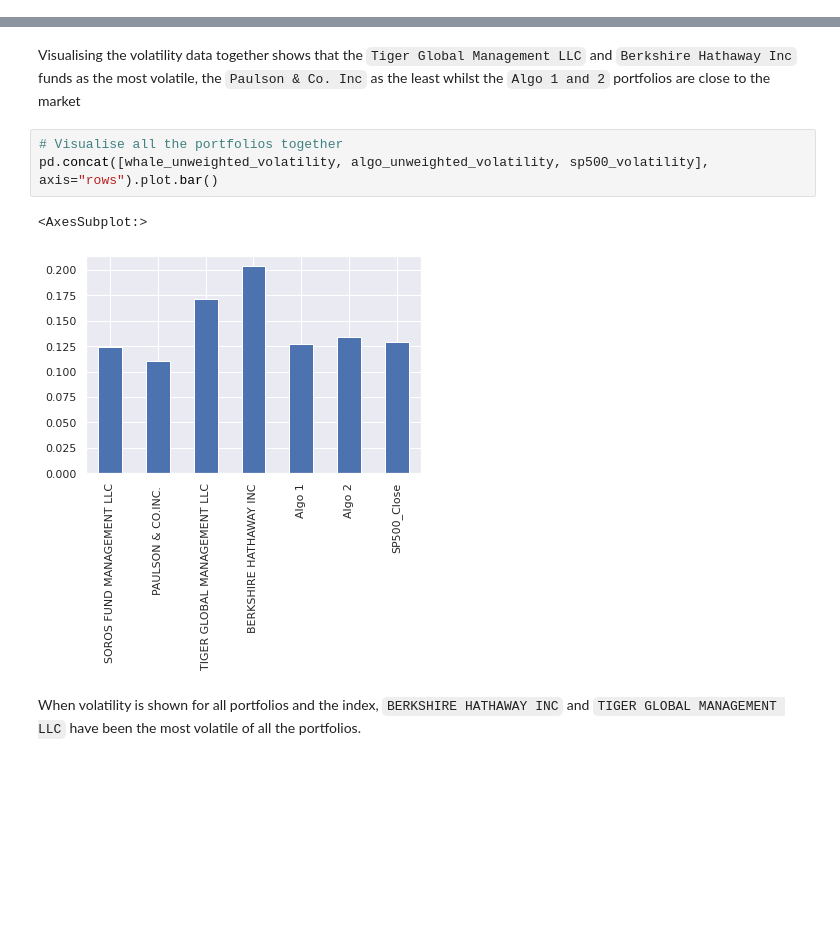
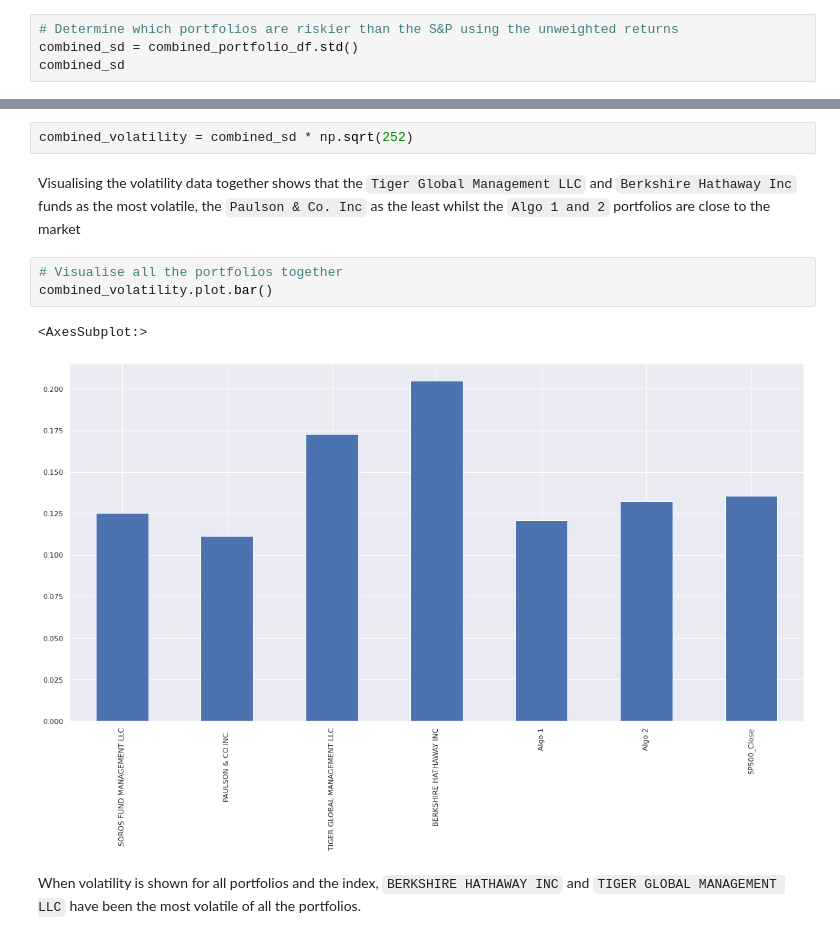
Before and after one commit to gadam/fintech_assessment_03, a Jupyter notebook: whale_analysis.ipynb, the cells around one changed output, grey strips where cells are left out. Drawn from its saved outputs; the diff is of its cells as text; blank space fills up the shorter version.

Commit message:
Replaced individual SD with combined SD

```diff
--- a/whale_analysis.ipynb
+++ b/whale_analysis.ipynb
@@ -383,0 +340,4 @@ pd.concat([combined_unweighted_sd, sp500_std], axis="rows").plot.bar()
+# %%
+# Determine which portfolios are riskier than the S&P using the unweighted returns
+combined_sd = combined_portfolio_df.std()
+combined_sd
@@ -431,11 +389,13 @@ dtype: float64
+# %%
+combined_volatility = combined_sd * np.sqrt(252)
 # %% [markdown]
 Visualising the volatility data together shows that the `Tiger Global Management LLC` and `Berkshire Hathaway Inc` funds as the most volatile, the `Paulson & Co. Inc` as the least whilst the `Algo 1 and 2` portfolios are close to the market
 # %%
 # Visualise all the portfolios together
-pd.concat([whale_unweighted_volatility, algo_unweighted_volatility, sp500_volatility], axis="rows").plot.bar()
+combined_volatility.plot.bar()
 # %% [output]
 <AxesSubplot:>
-[figure, old version]
+[figure, new version]
 # %% [markdown]
 When volatility is shown for all portfolios and the index, `BERKSHIRE HATHAWAY INC` and `TIGER GLOBAL MANAGEMENT LLC` have been the most volatile of all the portfolios.
 # %% [markdown]
```
Also changed, not shown: parts of 20 cells of this notebook.
